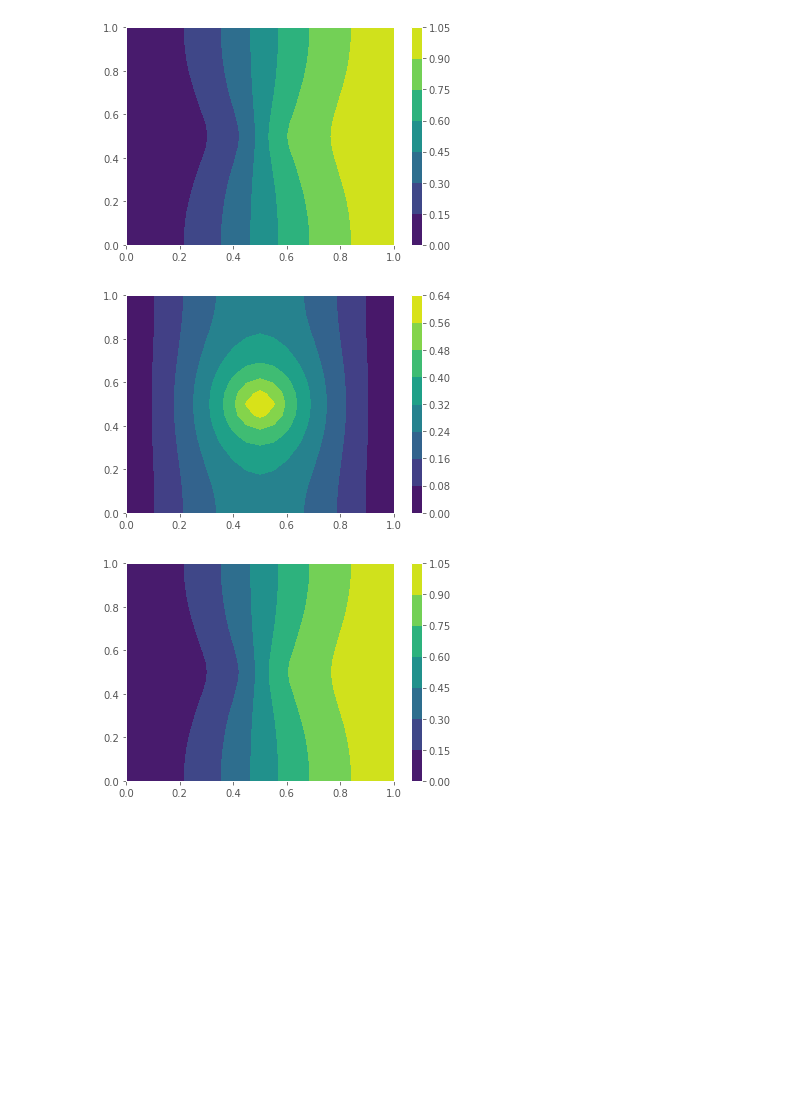
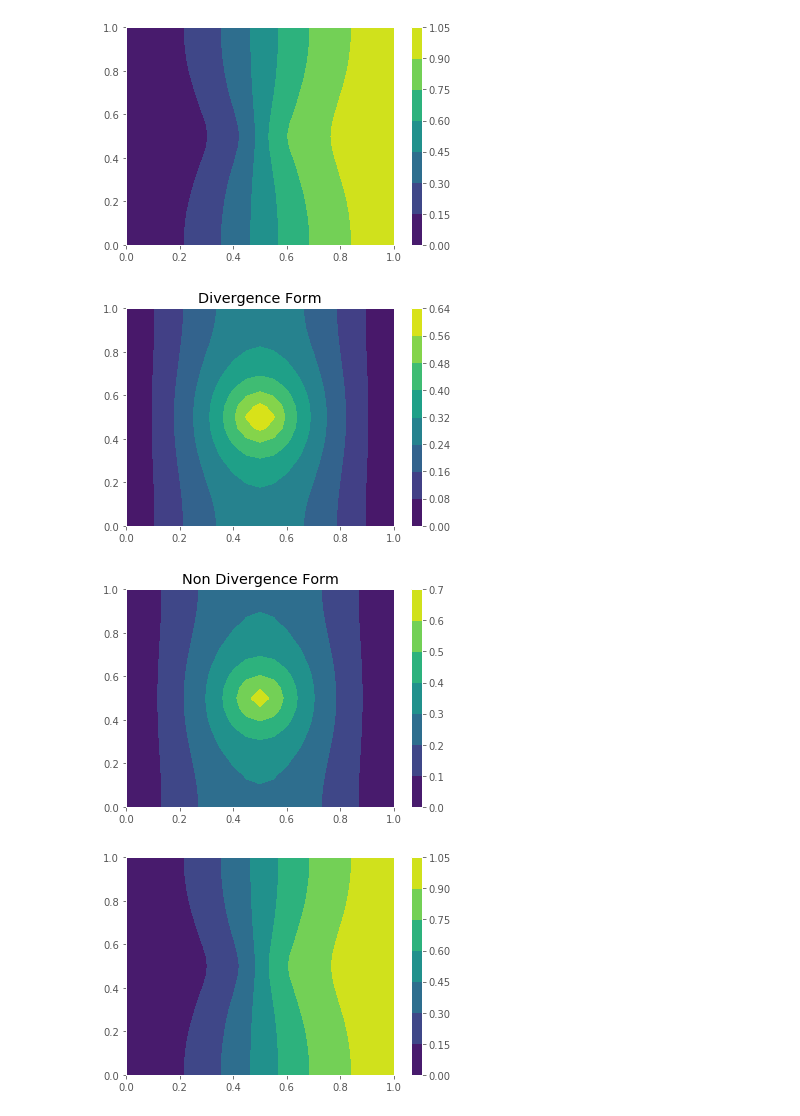
Before and after one commit to gandhiy/numpde, a Jupyter notebook: FD2D.ipynb, the cells around one changed output. Drawn from its saved outputs; the diff is of its cells as text; code cells hidden in the pictures; blank space fills up the shorter version.

```diff
--- a/FD2D.ipynb
+++ b/FD2D.ipynb
@@ -35,11 +35,15 @@ def laplacian2d_dense(h, f, g0):
     u0 = g0(x, y).flatten()
     rhs = f(x, y).flatten()
     A = numpy.zeros((m*m, m*m))
+
+
     def idx(i, j):
         return i*m + j
+
     for i in range(m):
         for j in range(m):
             row = idx(i, j)
+            #check for boundary conditions
             if i in (0, m-1) or j in (0, m-1):
                 A[row, row] = 1
                 rhs[row] = u0[row]
@@ -50,7 +54,7 @@ def laplacian2d_dense(h, f, g0):
                 A[row, cols] = stencil
     return x, y, A, rhs
 
-x, y, A, rhs = laplacian2d_dense(.1, lambda x,y: 0*x+1, lambda x,y: 0*x)
-
+x, y, A, rhs = laplacian2d_dense(.0125, lambda x,y: 0*x+1, lambda x,y: 0*x)
+numpy.set_printoptions(threshold=numpy.nan)
 pyplot.spy(A);
 # %% [output]
@@ -66,7 +70,7 @@ pyplot.colorbar();
 import cProfile
 prof = cProfile.Profile()
 prof.enable()
-x, y, A, rhs = laplacian2d_dense(.0125, lambda x,y: 0*x+1, lambda x,y: 0*x)
+x, y, A, rhs = laplacian2d_dense(.125, lambda x,y: 0*x+1, lambda x,y: 0*x)
 u = numpy.linalg.solve(A, rhs).reshape(x.shape)
 prof.disable()
 prof.print_stats(sort='tottime')
@@ -134,7 +156,8 @@ sp.linalg.norm(A - A.T)
 # %%
 prof = cProfile.Profile()
+#encase code in the enable and disable methods to time them
 prof.enable()
-x, y, A, rhs = laplacian2d(.005, lambda x,y: 0*x+1, lambda x,y: 0*x)
+x, y, A, rhs = laplacian2d(.125, lambda x,y: 0*x+1, lambda x,y: 0*x)
 u = sp.linalg.spsolve(A, rhs).reshape(x.shape)
 prof.disable()
 prof.print_stats(sort='tottime')
@@ -217,11 +240,15 @@ def laplacian2d_bc(h, f, g0, dirichlet=((),())):
     ai = []
     aj = []
     av = []
+    #didn't know you could define a function within a function
+    #could you define recusive functions within a recursive function?
     def idx(i, j):
         i = (m-1) - abs(m-1 - abs(i))
         j = (m-1) - abs(m-1 - abs(j))
         return i*m + j
+
     mask = numpy.ones_like(x, dtype=int)
+    #dirchlet is on the boundary of the grid (x_0, x_n), (y_0, y_n)
     mask[dirichlet[0],:] = 0
     mask[:,dirichlet[1]] = 0
     mask = mask.flatten()
@@ -245,10 +272,12 @@ def laplacian2d_bc(h, f, g0, dirichlet=((),())):
     A = sp.csr_matrix((av, (ai, aj)), shape=(m*m,m*m))
     return x, y, A, rhs
 
-x, y, A, rhs = laplacian2d_bc(.05, lambda x,y: 0*x+1,
-                              lambda x,y: 0*x, dirichlet=((0,),()))
+#x, y, A, rhs = laplacian2d_bc(.15, lambda x,y: 0*x+1,lambda x,y: 0*x, dirichlet=((int((1/.15)),),()))
+x, y, A, rhs = laplacian2d_bc(.1, lambda x,y: 0*x + 1,lambda x,y: 0*x, dirichlet=((0,2,-1),()))
 u = sp.linalg.spsolve(A, rhs).reshape(x.shape)
 print(sp.linalg.eigs(A, which='SM')[0])
+pyplot.xlabel('x')
+pyplot.ylabel('y')
 pyplot.contourf(x, y, u)
 pyplot.colorbar();
 # %% [output]
@@ -387,36 +439,48 @@ def laplacian2d_div(h, f, kappa, g0, dirichlet=((),())):
     mask[:,dirichlet[1]] = 0
     mask = mask.flatten()
     for i in range(m):
         for j in range(m):
             row = idx(i, j)
             stencili = numpy.array([idx(*pair) for pair in [(i-1, j), (i, j-1), (i, j), (i, j+1), (i+1, j)]])
             stencilw = 1/h**2 * (  kappa((i-.5)*h, j*h) * numpy.array([-1, 0, 1, 0, 0])
                                  + kappa(i*h, (j-.5)*h) * numpy.array([0, -1, 1, 0, 0])
                                  + kappa(i*h, (j+.5)*h) * numpy.array([0, 0, 1, -1, 0])
                                  + kappa((i+.5)*h, j*h) * numpy.array([0, 0, 1, 0, -1]))
             if mask[row] == 0: # Dirichlet boundary
                 ai.append(row)
                 aj.append(row)
                 av.append(1)
                 rhs[row] = u0[row]
             else:
                 smask = mask[stencili]
                 ai += [row]*sum(smask)
                 aj += stencili[smask == 1].tolist()
                 av += stencilw[smask == 1].tolist()
                 bdycols = stencili[smask == 0]
                 rhs[row] -= stencilw[smask == 0] @ u0[bdycols]
     A = sp.csr_matrix((av, (ai, aj)), shape=(m*m,m*m))
     return x, y, A, rhs
 
 x, y, A, rhs = laplacian2d_div(.05, lambda x,y: 0*x+1,
                                   kappa,
                                   lambda x,y: 0*x, dirichlet=((0,-1),()))
-u = sp.linalg.spsolve(A, rhs).reshape(x.shape)
-pyplot.contourf(x, y, u)
+u1 = sp.linalg.spsolve(A, rhs).reshape(x.shape)
+pyplot.figure()
+pyplot.title('Divergence Form')
+pyplot.contourf(x, y, u1)
+pyplot.colorbar()
+
+x,y,A,rhs = laplacian2d_nondiv(.05,lambda x,y: 0*x +1,
+                               kappa, grad_kappa,
+                               lambda x,y:0*x, dirichlet=((0,-1),()))
+u2 = sp.linalg.spsolve(A,rhs).reshape(x.shape)
+pyplot.figure()
+pyplot.title('Non Divergence Form')
+pyplot.contourf(x, y, u2)
 pyplot.colorbar();
 # %% [output]
-[figure, old version]
+[figure, new version]
+[figure, added]
 # %%
 x, y, A, rhs = laplacian2d_div(.05, lambda x,y: 0*x,
                                   kappa,
```
Also changed, not shown: parts of 18 cells of this notebook, 7 other files.
